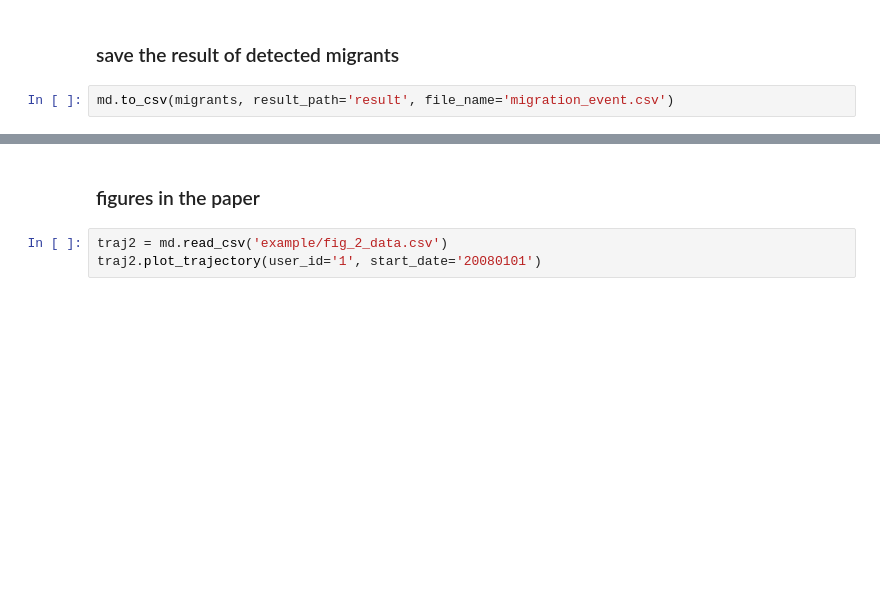
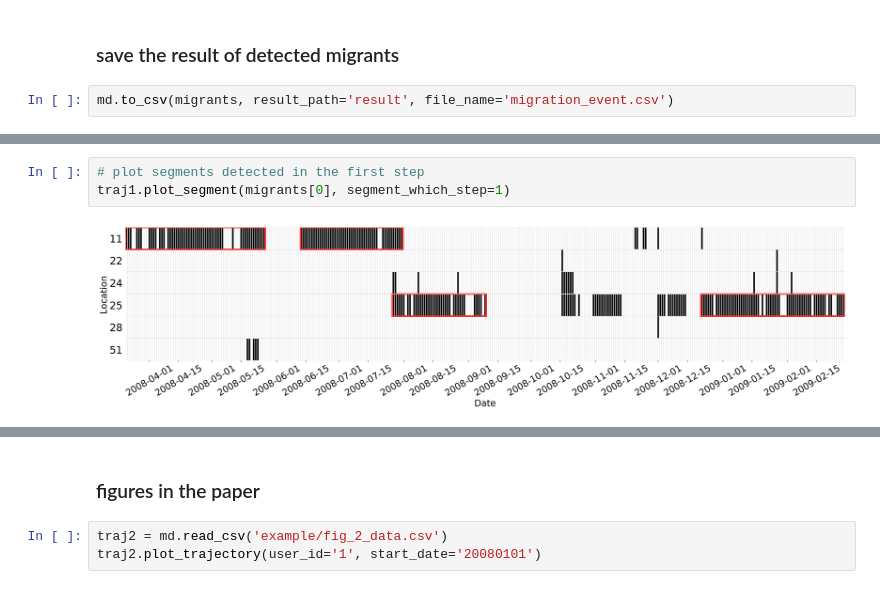
Before and after one commit to g-chi/migration_detector, a Jupyter notebook: demo.ipynb, the cells around one changed output, grey strips where cells are left out. Drawn from its saved outputs; the diff is of its cells as text; blank space fills up the shorter version.

```diff
--- a/demo.ipynb
+++ b/demo.ipynb
@@ -56,0 +74,5 @@ md.to_csv(migrants, result_path='result', file_name='migration_event.csv')
+# %%
+# plot segments detected in the first step
+traj1.plot_segment(migrants[0], segment_which_step=1)
+# %% [output]
+[figure, added]
```
Also changed, not shown: parts of 13 cells of this notebook, 1 other file.
